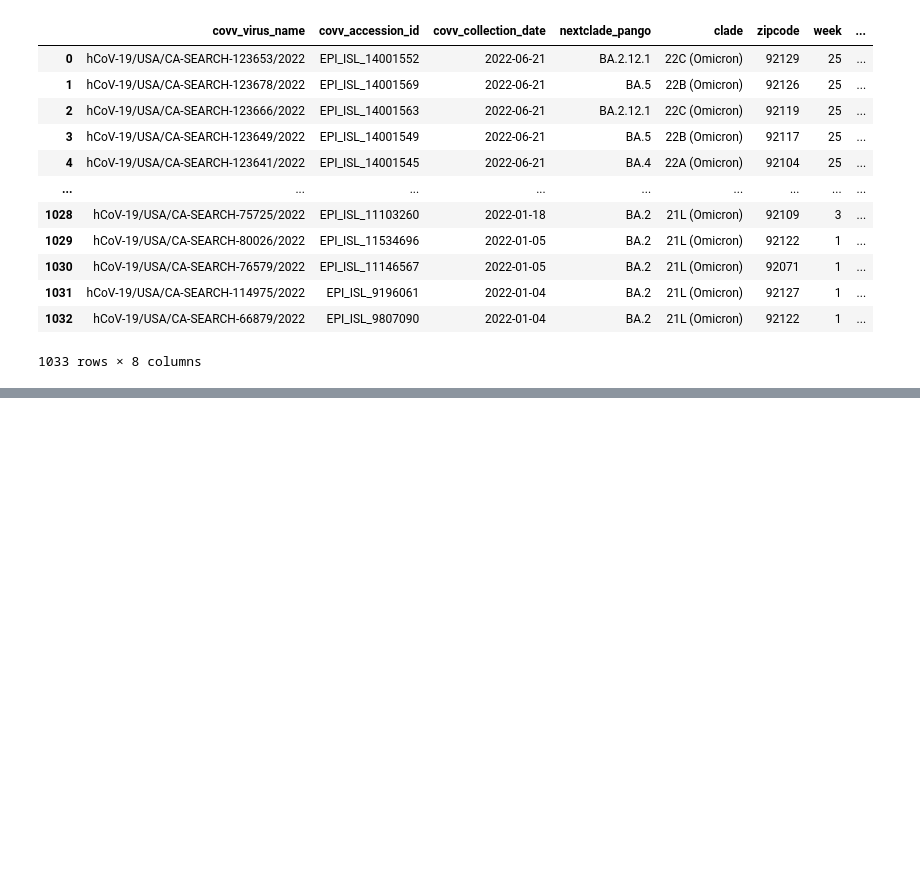
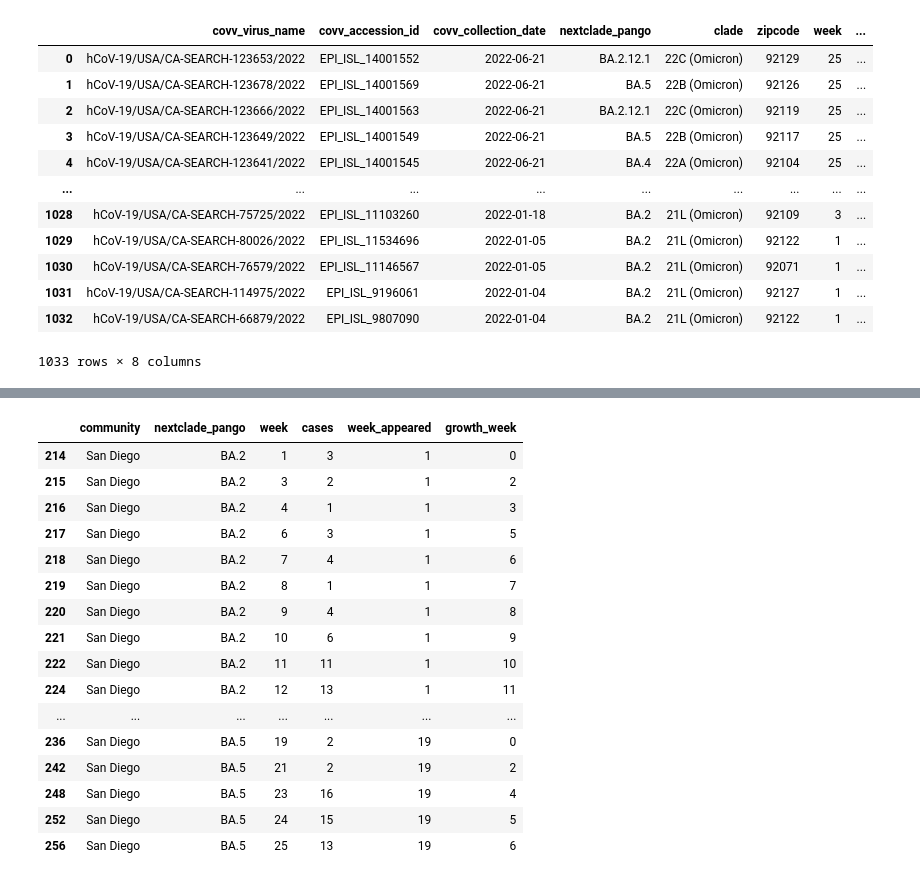
Before and after one commit to NCBI-Codeathons/beyond-phylogenies-team2, a Jupyter notebook: notebooks/data_wrangling_zipcode_lineages.ipynb, the cells around one changed output, grey strips where cells are left out. Cells and saved outputs as stored; diff of their text form; code cells hidden in the pictures; blank space fills up the shorter version.

```diff
--- a/notebooks/data_wrangling_zipcode_lineages.ipynb
+++ b/notebooks/data_wrangling_zipcode_lineages.ipynb
@@ -44,5 +79,0 @@ grouped_data
-# %%
-community_df = pd.read_csv('/data/bp-codeathon-team-2/zipcode_community.csv', index_col = False, header=0)
-community_df
-community_df['zipcode'] = community_df['zipcode'].astype('str')
-grouped_data['zipcode'] = grouped_data['zipcode'].astype('str')
@@ -126 +136,4 @@ weekly_data
 320 rows × 4 columns
+# %%
+weekly_first_appearance_merge = weekly_data.merge(grouped_data, how="left", on=["community", "nextclade_pango"])
+weekly_first_appearance_merge
@@ -126,0 +154,3 @@ weekly_data
+# %%
+weekly_first_appearance_merge["growth_week"] = weekly_first_appearance_merge["week"] - weekly_first_appearance_merge["week_appeared"]
+weekly_first_appearance_merge
@@ -127,2 +171,22 @@ weekly_data
+# %%
+weekly_first_appearance_merge[weekly_first_appearance_merge["community"] == "San Diego"].sort_values(["nextclade_pango", "growth_week"])
+# %% [output]
+|  | community | nextclade_pango | week | cases | week_appeared | growth_week |
+| 214 | San Diego | BA.2 | 1 | 3 | 1 | 0 |
+| 215 | San Diego | BA.2 | 3 | 2 | 1 | 2 |
+| 216 | San Diego | BA.2 | 4 | 1 | 1 | 3 |
+| 217 | San Diego | BA.2 | 6 | 3 | 1 | 5 |
+| 218 | San Diego | BA.2 | 7 | 4 | 1 | 6 |
+| 219 | San Diego | BA.2 | 8 | 1 | 1 | 7 |
+| 220 | San Diego | BA.2 | 9 | 4 | 1 | 8 |
+| 221 | San Diego | BA.2 | 10 | 6 | 1 | 9 |
+| 222 | San Diego | BA.2 | 11 | 11 | 1 | 10 |
+| 224 | San Diego | BA.2 | 12 | 13 | 1 | 11 |
+| ... | ... | ... | ... | ... | ... | ... |
+| 236 | San Diego | BA.5 | 19 | 2 | 19 | 0 |
+| 242 | San Diego | BA.5 | 21 | 2 | 19 | 2 |
+| 248 | San Diego | BA.5 | 23 | 16 | 19 | 4 |
+| 252 | San Diego | BA.5 | 24 | 15 | 19 | 5 |
+| 256 | San Diego | BA.5 | 25 | 13 | 19 | 6 |
 # %%
 weekly_data.to_csv("../data/2022_sd_weekly_genome_counts.csv", index=False)
```
Also changed, not shown: parts of 13 cells of this notebook, 2 other files.
